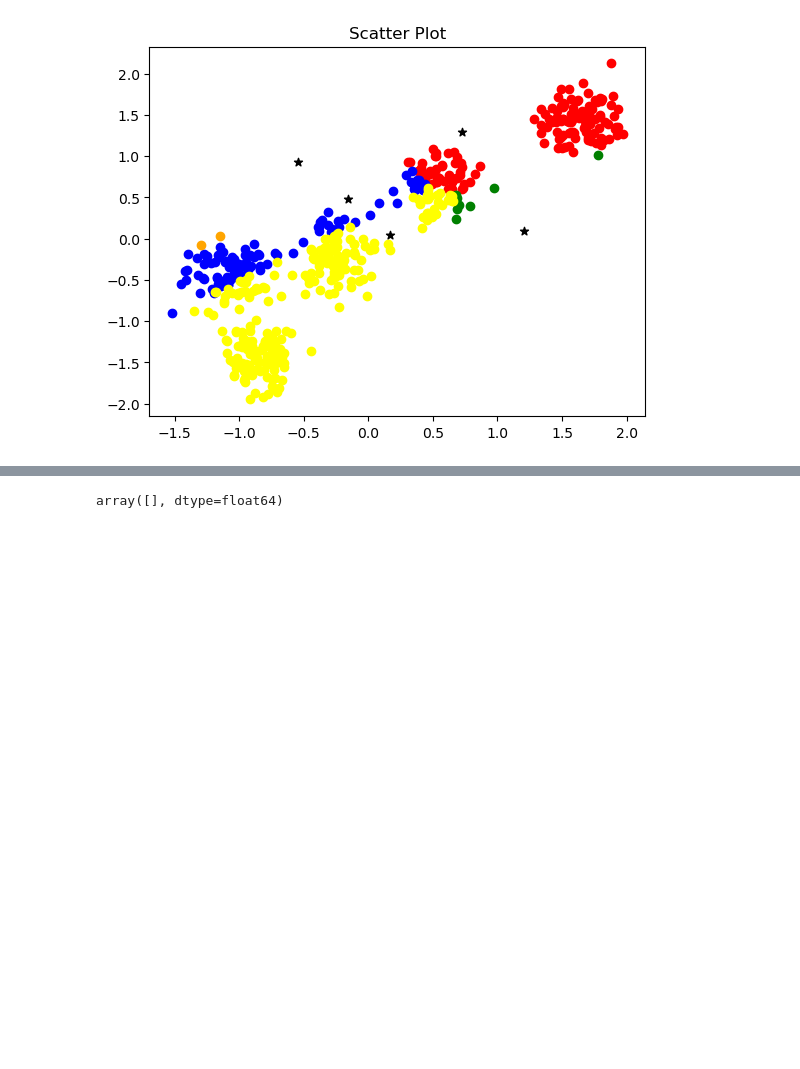
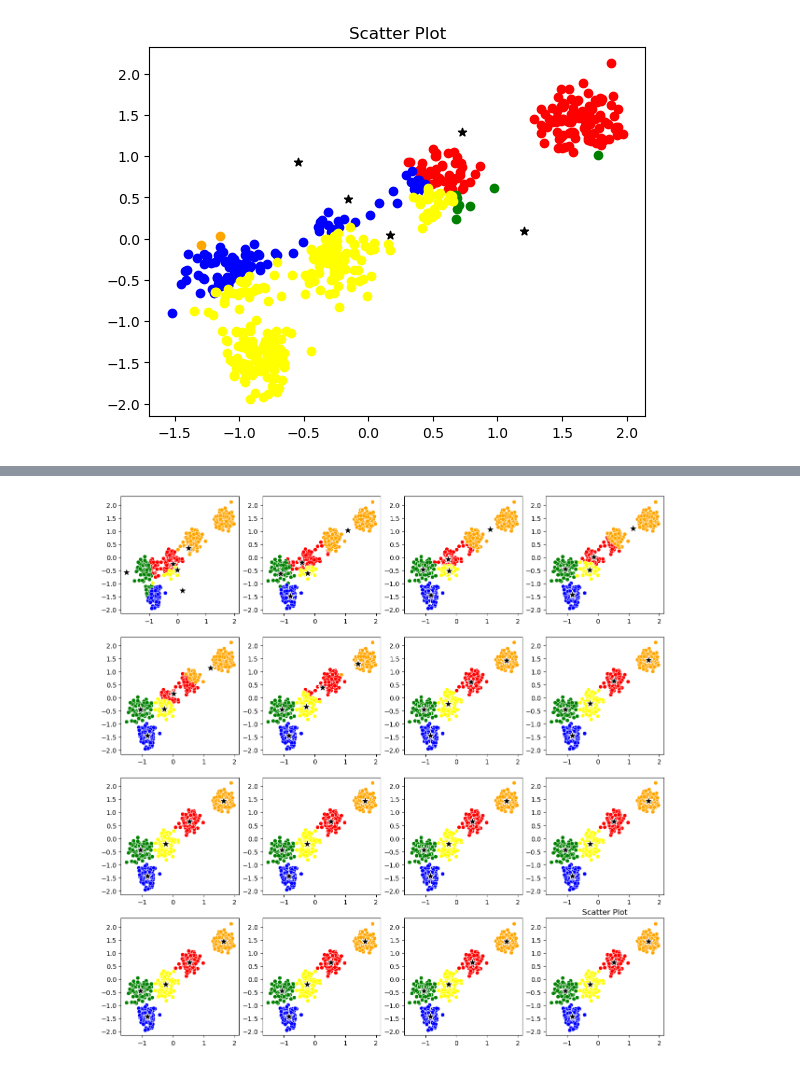
Before and after one commit to lavkushsingh31/ML-Practice-Exercises, a Jupyter notebook: K-Means Clustering Algorithm Implementation .ipynb, the cells around one changed output, grey strips where cells are left out. Cells and saved outputs as stored; diff of their text form; code cells hidden in the pictures; blank space fills up the shorter version.

```diff
--- a/K-Means Clustering Algorithm Implementation .ipynb
+++ b/K-Means Clustering Algorithm Implementation .ipynb
@@ -137,13 +137,13 @@ result
 # %%
 def update_cluster_centers(centroids):
     for k in centroids.keys():
-        points = np.array(centroids[k]['points']).mean(axis = 0)
+        points = np.array(centroids[k]['points'])
 
         if points.shape[0] > 0:
-
-            new_center = points
+            new_center = points.mean(axis = 0)
             centroids[k]['center'] = new_center
             centroids[k]['points'] = []
+    return centroids
 # %%
 def plotClusters(centroids):
 
@@ -213,5 +204,13 @@ plotClusters_v2(assigned_points)
-# %%
-cluster_coordinates = result[0]['center']
-cluster_coordinates[:0]
-# %% [output]
-array([], dtype=float64)
+# %%
+centroids = get_kmeans_centers()
+
+row, col = 4,4
+fig, axs = plt.subplots(row, col, figsize = (15,15))
+
+for r in range(row):
+    for c in range(col):
+        assigned_points = assigning_points_to_cluster(X, centroids)
+        plotClusters_v2(assigned_points, axs[r,c])
+        centroids = update_cluster_centers(assigned_points)
+# %% [output]
+[figure, added]
```
Also changed, not shown: parts of 2 cells of this notebook.
